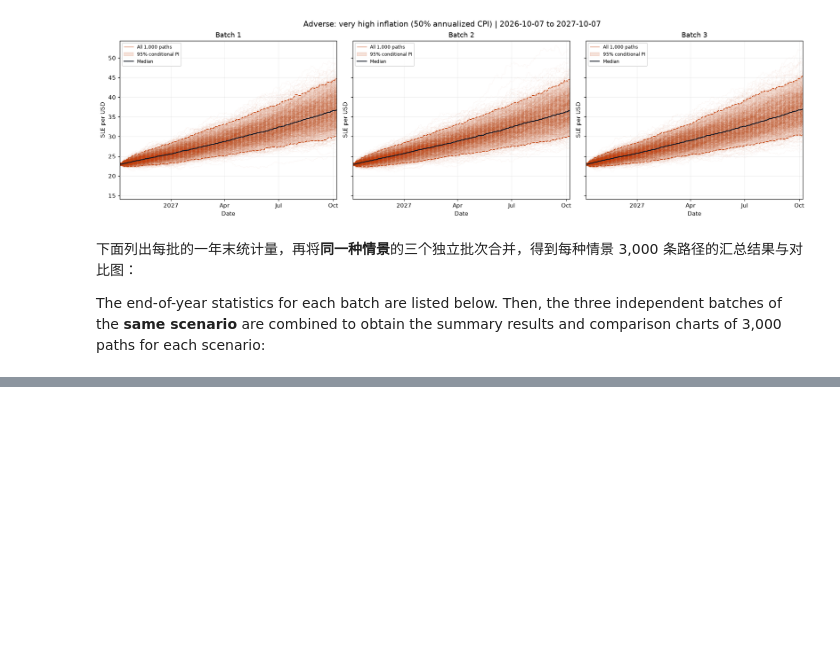
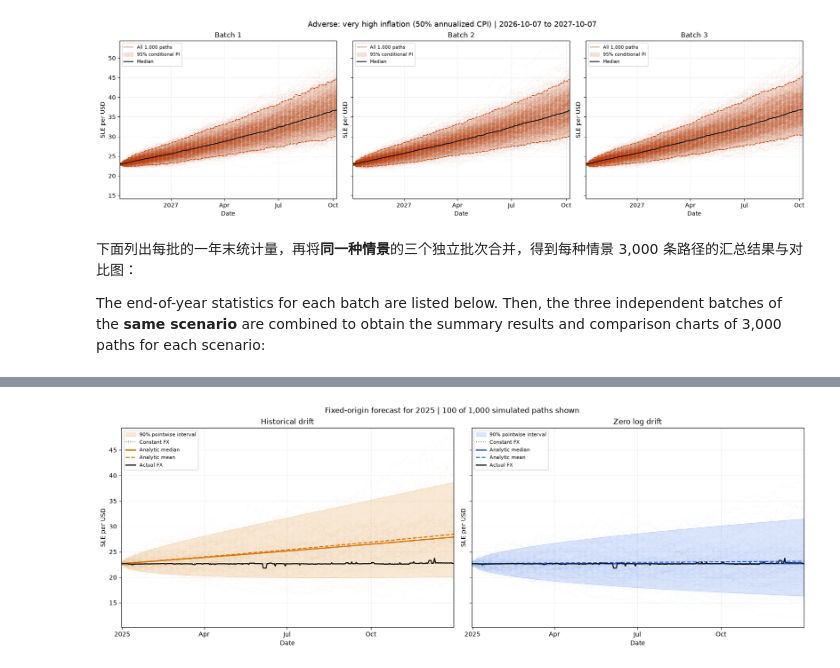
Before and after one commit to Kitazaki-Hinata/SLE_research, a Jupyter notebook: notebook/9_stochastic_fx_backtest.ipynb, the cells around one changed output, grey strips where cells are left out. Drawn from its saved outputs; the diff is of its cells as text; code cells hidden in the pictures; blank space fills up the shorter version.

```diff
--- a/notebook/9_stochastic_fx_backtest.ipynb
+++ b/notebook/9_stochastic_fx_backtest.ipynb
@@ -916,0 +940,18 @@ plt.show()
+# %%
+# import packages and set constants
+from pathlib import Path
+from statistics import NormalDist
+
+import numpy as np
+import pandas as pd
+import matplotlib.pyplot as plt
+import matplotlib.dates as mdates
+from IPython.display import display, Markdown
+
+BT_ORIGIN = pd.Timestamp("2024-12-31")
+BT_CALIBRATION_START = pd.Timestamp("2022-07-19")
+BT_END = BT_ORIGIN + pd.DateOffset(months=12)
+BT_N_PATHS = 1_000
+BT_SEED = 1145141919810
+BT_UNCHANGED_WEEKDAYS = (4, 5)
+BT_INTERVAL_LEVEL = 0.90
@@ -916,0 +1170,46 @@ plt.show()
+# %%
+bt_colors = {"Historical drift": "#D97706", "Zero log drift": "#2563EB"}
+bt_fig_paths, bt_axes_paths = plt.subplots(
+    1, 2, figsize=(16, 5.5), sharey=True, layout="constrained"
+)
+for bt_ax, (bt_model, bt_band) in zip(bt_axes_paths, bt_distribution.items()):
+    bt_color = bt_colors[bt_model]
+    bt_ax.plot(
+        bt_path_dates, bt_paths[bt_model].iloc[:, :100].to_numpy(),
+        color=bt_color, alpha=0.045, linewidth=0.5,
+    )
+    bt_ax.fill_between(
+        bt_path_dates, bt_band["lower"], bt_band["upper"],
+        color=bt_color, alpha=0.16, label="90% pointwise interval",
+    )
+    bt_ax.axhline(
+        bt_initial_fx, color="#777777", linestyle=":", linewidth=1.4,
+        label="Constant FX",
+    )
+    bt_ax.plot(
+        bt_path_dates, bt_band["median"],
+        color=bt_color, linewidth=2, label="Analytic median",
+    )
+    bt_ax.plot(
+        bt_path_dates, bt_band["mean"],
+        color=bt_color, linestyle="--", linewidth=1.7, label="Analytic mean",
+    )
+    bt_ax.plot(
+        bt_actual_with_origin.index, bt_actual_with_origin.to_numpy(),
+        color="#111111", linewidth=1.8, label="Actual FX",
+    )
+    bt_ax.set(
+        title=bt_model, xlabel="Date", ylabel="SLE per USD",
+        xlim=(BT_ORIGIN, BT_END),
+    )
+    bt_locator = mdates.AutoDateLocator(minticks=4, maxticks=6)
+    bt_ax.xaxis.set_major_locator(bt_locator)
+    bt_ax.xaxis.set_major_formatter(mdates.ConciseDateFormatter(bt_locator))
+    bt_ax.grid(alpha=0.2)
+    bt_ax.legend(fontsize=8, loc="upper left")
+bt_fig_paths.suptitle(
+    "Fixed-origin forecast for 2025 | 100 of 1,000 simulated paths shown"
+)
+plt.show()
+# %% [output]
+[figure, added]
```
Also changed, not shown: parts of 17 cells of this notebook, 3 other files.
